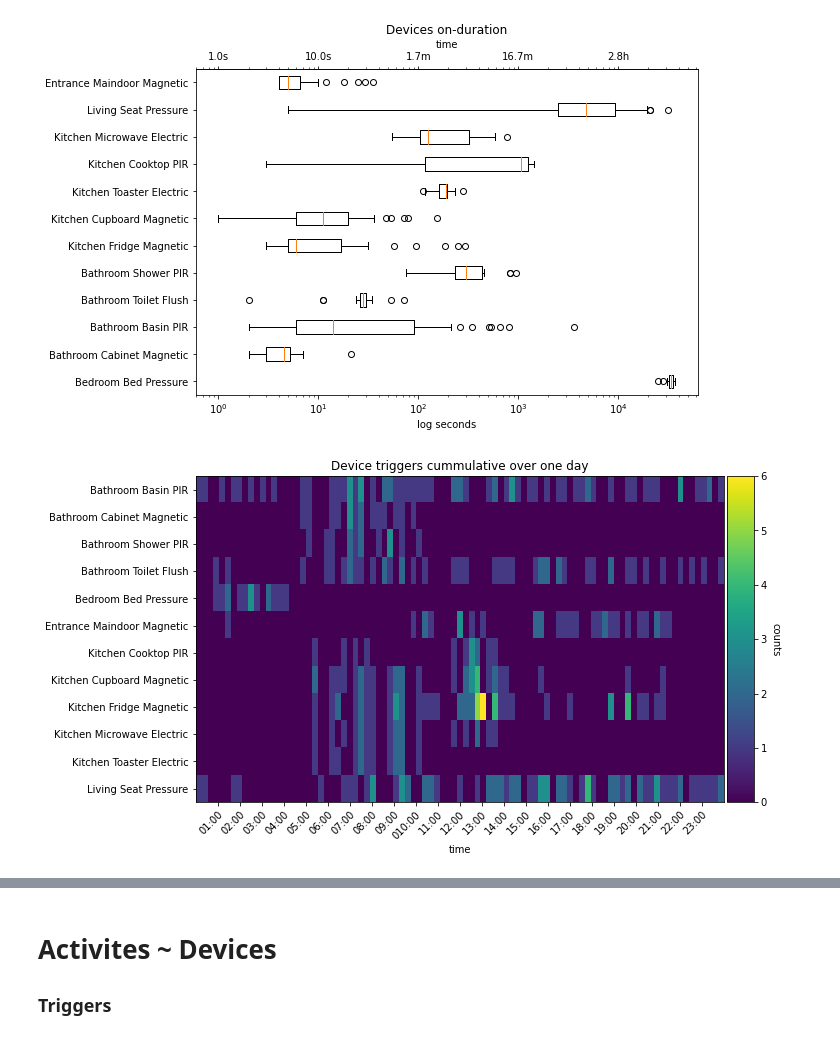
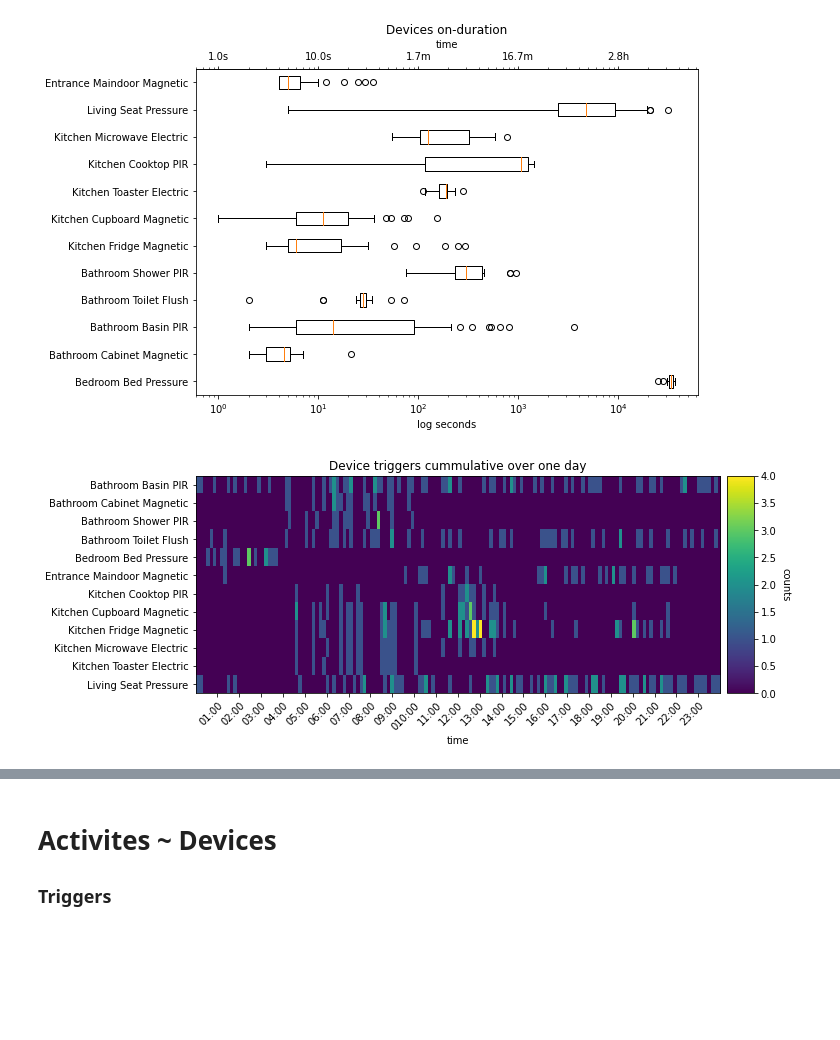
Before and after one commit to tcsvn/pyadlml, a Jupyter notebook: notebooks/datasets/uci_adl_binary_subjectA.ipynb, the cells around one changed output, grey strips where cells are left out. Drawn from its saved outputs; the diff is of its cells as text; code cells hidden in the pictures; blank space fills up the shorter version.

```diff
--- a/notebooks/datasets/uci_adl_binary_subjectA.ipynb
+++ b/notebooks/datasets/uci_adl_binary_subjectA.ipynb
@@ -131,9 +125,9 @@ boxsplot_on_duration(rep2_nodrop);
 [figure]
 # %%
 from pyadlml.dataset.plot.devices import heatmap_trigger_one_day
-heatmap_trigger_one_day(data.df_devices, t_res='10m', figsize=(10,6));
+heatmap_trigger_one_day(data.df_devices, t_res='5m');
 # %% [output]
-[figure, old version]
+[figure, new version]
 # %%
 from pyadlml.dataset.plot.devices import heatmap_trigger_time
 
```
Also changed, not shown: parts of 43 cells of this notebook, 9 other files.
